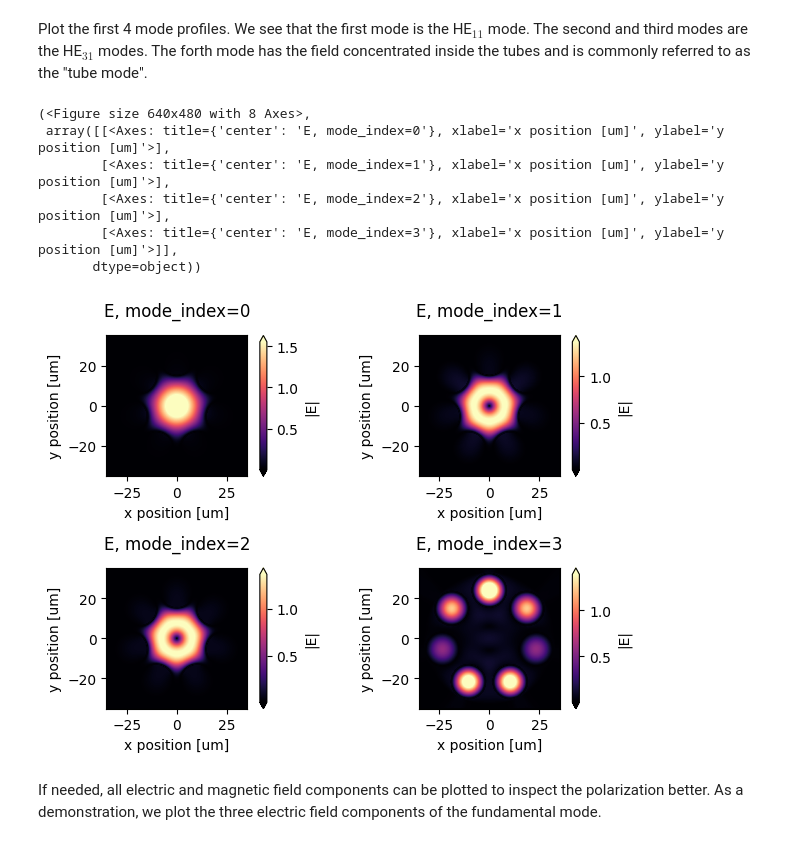
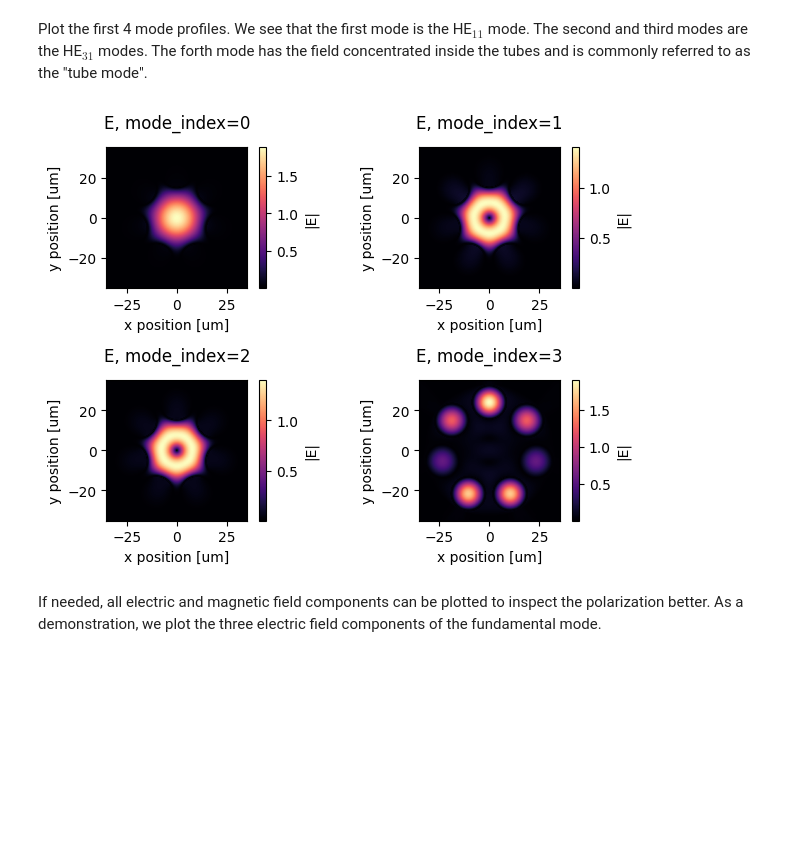
Before and after one commit to flexcompute/tidy3d-notebooks, a Jupyter notebook: AntiResonantHollowCoreFiber.ipynb, the cells around one changed output. Saved outputs shown, nothing was run; the diff lists cells and outputs as text; code cells hidden in the pictures; blank space fills up the shorter version.

Commit message:
Clean up AntiResonantHollowCoreFiber plot output

```diff
--- a/AntiResonantHollowCoreFiber.ipynb
+++ b/AntiResonantHollowCoreFiber.ipynb
@@ -128,21 +128,16 @@ Plot the first 4 mode profiles. We see that the first mode is the HE$_{11}$ mode
 # %%
 fig, ax = plt.subplots(2, 2, tight_layout=True)
 
-mode_solver.plot_field_components(
+fig, axs = mode_solver.plot_field_components(
     field_names=("E",),
     mode_indices=(0, 1, 2, 3),
     val="abs",
     eps_alpha=0,
     ax=ax.reshape(-1),
+    robust=False,
 )
 # %% [output]
-(<Figure size 640x480 with 8 Axes>,
- array([[<Axes: title={'center': 'E, mode_index=0'}, xlabel='x position [um]', ylabel='y position [um]'>],
-        [<Axes: title={'center': 'E, mode_index=1'}, xlabel='x position [um]', ylabel='y position [um]'>],
-        [<Axes: title={'center': 'E, mode_index=2'}, xlabel='x position [um]', ylabel='y position [um]'>],
-        [<Axes: title={'center': 'E, mode_index=3'}, xlabel='x position [um]', ylabel='y position [um]'>]],
-       dtype=object))
-[figure, old version]
+[figure, new version]
 # %% [markdown]
 If needed, all electric and magnetic field components can be plotted to inspect the polarization better. As a demonstration, we plot the three electric field components of the fundamental mode.
 # %%
```
